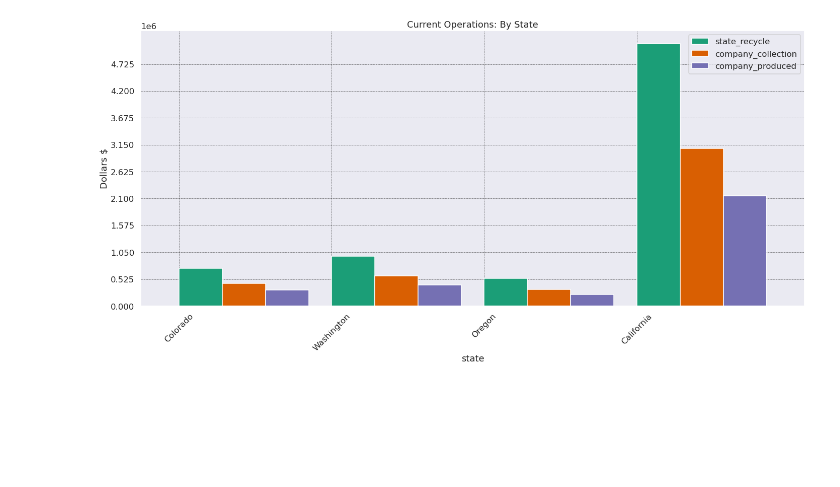
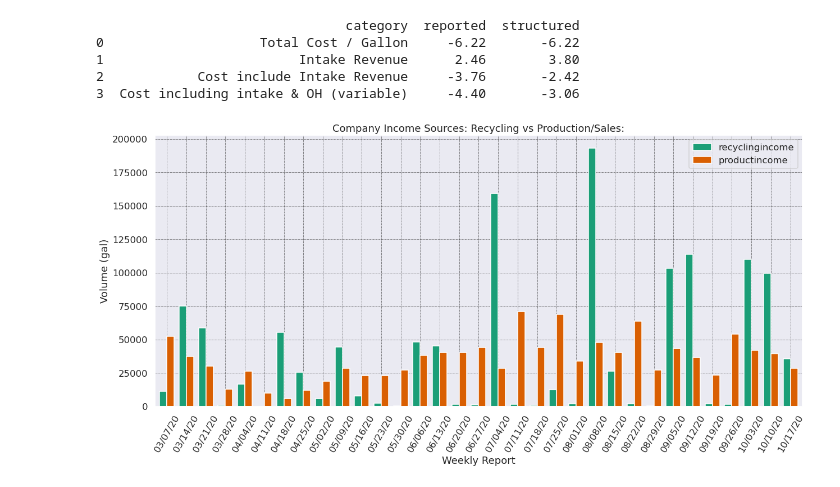
Before and after one commit to ramraider011235/Something-About-Paint-A-New-Industry-is-Born-, a Jupyter notebook: notebooks/final_lab.ipynb, the cells around one changed output. Cells and saved outputs as stored; diff of their text form; code cells hidden in the pictures; blank space fills up the shorter version.

```diff
--- a/notebooks/final_lab.ipynb
+++ b/notebooks/final_lab.ipynb
@@ -220,25 +312,42 @@ plt.show()
+# %%
+### ### ### ### ### ###    ### ### ### ### ### ###     ### ### ### ### ### ###
+
+def totalCost():
+    total_cost = data[7]
+    total_cost.set_index('category').transpose()
+    print(total_cost)
+totalCost()
+# %% [output]
+                                category  reported  structured
+0                    Total Cost / Gallon     -6.22       -6.22
+1                         Intake Revenue      2.46        3.80
+2            Cost include Intake Revenue     -3.76       -2.42
+3  Cost including intake & OH (variable)     -4.40       -3.06
 # %%
-proforma = data[5].drop([2, 5, 6, 7, 8])
+### ### ### ### ### ###    ### ### ### ### ### ###     ### ### ### ### ### ###
 
-proforma.columns = ['state', 'population', 'total_sold', 'state_recycle', 'company_collection', 'company_produced']
-proforma = proforma.set_index('state').transpose()
-location = proforma.columns
-proforma = proforma.transpose()
-proforma['location'] = location
+def weeklyKPI():
 
-x = np.arange(len(proforma['total_sold']))
-y = np.arange(0, 5250000, (5250000 / 10))
-fig = plt.figure(figsize=(20, 10))
-ax = fig.add_subplot(111, ylabel='Dollars $', xlabel = 'Current Operations')
-proforma[['state_recycle', 'company_collection', 'company_produced']].plot(kind = 'bar', ax = ax, width = .85, align = 'edge')
-ax.set_xticks(x)
-ax.set_xticklabels(proforma['location'], rotation = 45)
-ax.set_yticks(y)
-ax.set_title('Current Operations: By State')
-plt.grid(which="major", color='k', linestyle='-.', linewidth=0.5)
-sns.set(style='darkgrid', context='talk', palette='Dark2')
-plt.tight_layout()
-plt.savefig('images/proforma_bar_recycle_collect_produce_ByState.png')
-plt.show()
+    weekly_kpi = data[8]
+    date = list(weekly_kpi.columns[1:])
+    weekly_kpi = weekly_kpi.set_index('sales').transpose()
+    weekly_kpi['date'] = date
+    columns = weekly_kpi.columns
+    cols = [column.replace('_____', '') for column in columns]
+    cols = [column.replace(' ', '') for column in columns]
+    weekly_kpi.columns = [col.lower() for col in cols]
+
+
+    fig = plt.figure(figsize=(18,9))
+    ax = fig.add_subplot(111, ylabel = 'Volume (gal)',xlabel = 'Weekly Report')
+    weekly_kpi[['recyclingincome','productincome']].plot(kind = 'bar', ax = ax, width = .75, align = 'center')
+    ax.set_xticklabels(weekly_kpi['date'], rotation = 60)
+    ax.set_title('Company Income Sources: Recycling vs Production/Sales:')
+    plt.grid(which="major", color='k', linestyle='-.', linewidth=0.5)
+    sns.set(style='darkgrid', context='talk', palette='Dark2')
+    plt.tight_layout()
+    plt.savefig('/home/gordon/galvanize/capstones/capstone1/images/weeklyKPI_bar_income_recycle_vs_processed.png')
+    plt.show();
+weeklyKPI()
 # %% [output]
-[figure, old version]
+[figure, new version]
```
Also changed, not shown: parts of 16 cells of this notebook, 23 other files.
